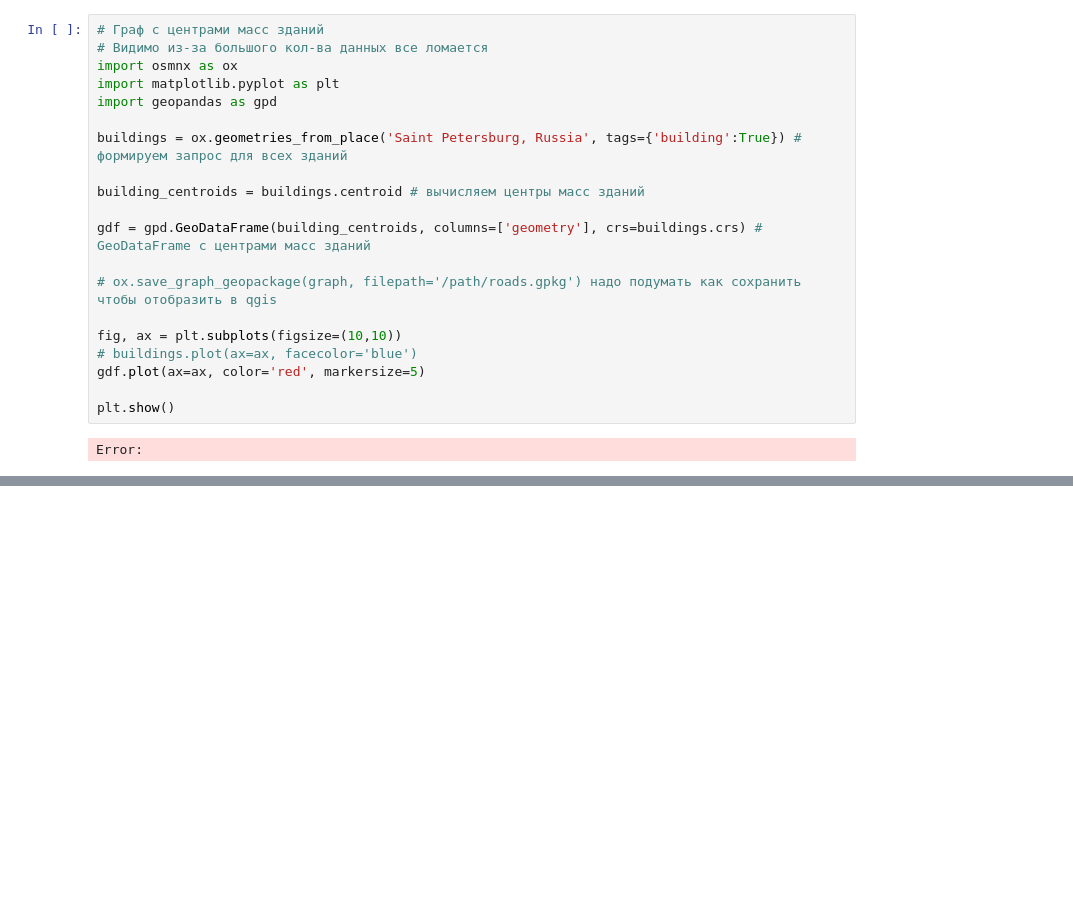
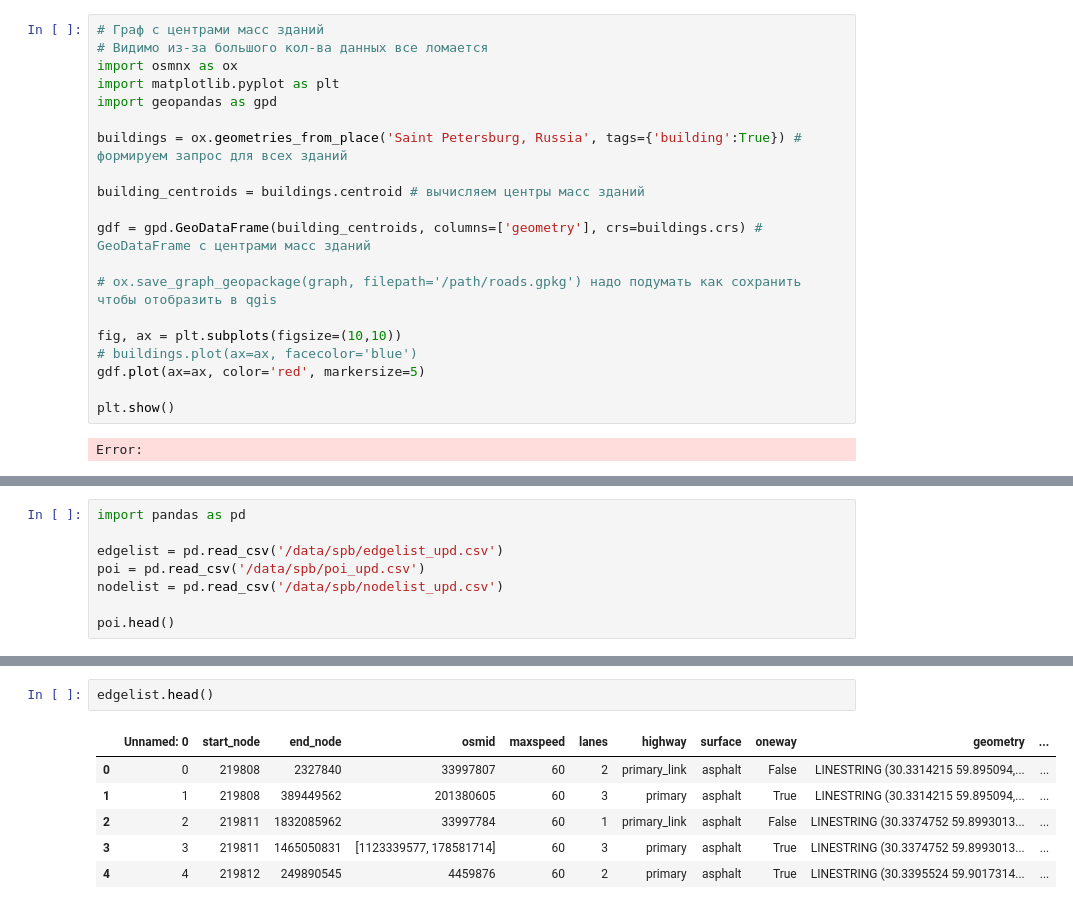
Before and after one commit to citec-spbu/city-view, a Jupyter notebook: notebook/notebook.ipynb, the cells around one changed output, grey strips where cells are left out. Drawn from its saved outputs; the diff is of its cells as text; blank space fills up the shorter version.

```diff
--- a/notebook/notebook.ipynb
+++ b/notebook/notebook.ipynb
@@ -65,0 +70,8 @@ Error:
+# %%
+import pandas as pd
+
+edgelist = pd.read_csv('/data/spb/edgelist_upd.csv')
+poi = pd.read_csv('/data/spb/poi_upd.csv')
+nodelist = pd.read_csv('/data/spb/nodelist_upd.csv')
+
+poi.head()
@@ -65,0 +85,9 @@ Error:
+# %%
+edgelist.head()
+# %% [output]
+|  | Unnamed: 0 | start_node | end_node | osmid | maxspeed | lanes | highway | surface | oneway | geometry | ... |
+| 0 | 0 | 219808 | 2327840 | 33997807 | 60 | 2 | primary_link | asphalt | False | LINESTRING (30.3314215 59.895094,... | ... |
+| 1 | 1 | 219808 | 389449562 | 201380605 | 60 | 3 | primary | asphalt | True | LINESTRING (30.3314215 59.895094,... | ... |
+| 2 | 2 | 219811 | 1832085962 | 33997784 | 60 | 1 | primary_link | asphalt | False | LINESTRING (30.3374752 59.8993013... | ... |
+| 3 | 3 | 219811 | 1465050831 | [1123339577, 178581714] | 60 | 3 | primary | asphalt | True | LINESTRING (30.3374752 59.8993013... | ... |
+| 4 | 4 | 219812 | 249890545 | 4459876 | 60 | 2 | primary | asphalt | True | LINESTRING (30.3395524 59.9017314... | ... |
```
Also changed, not shown: parts of 8 cells of this notebook, 5 other files.
